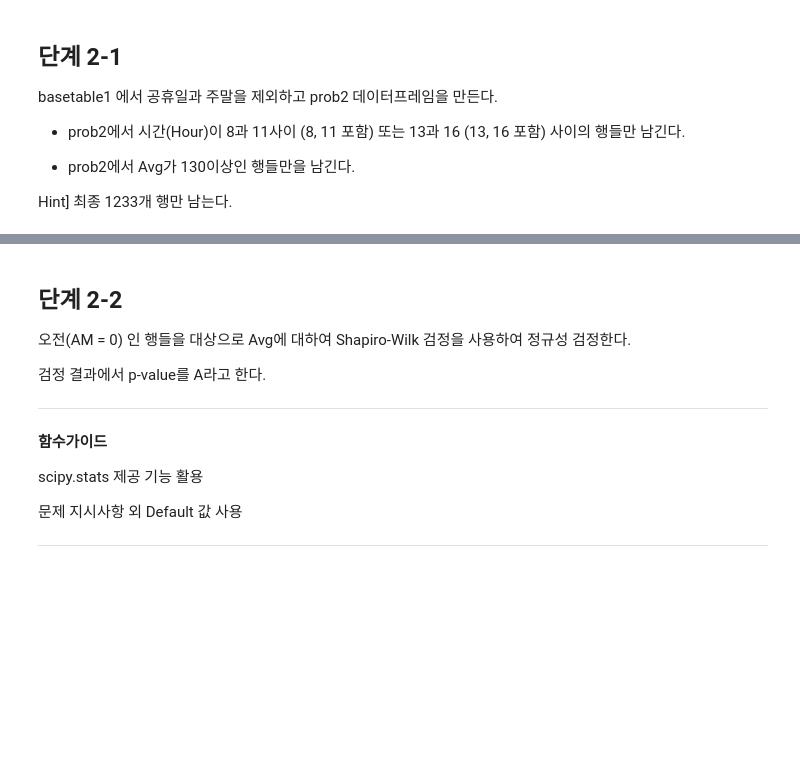
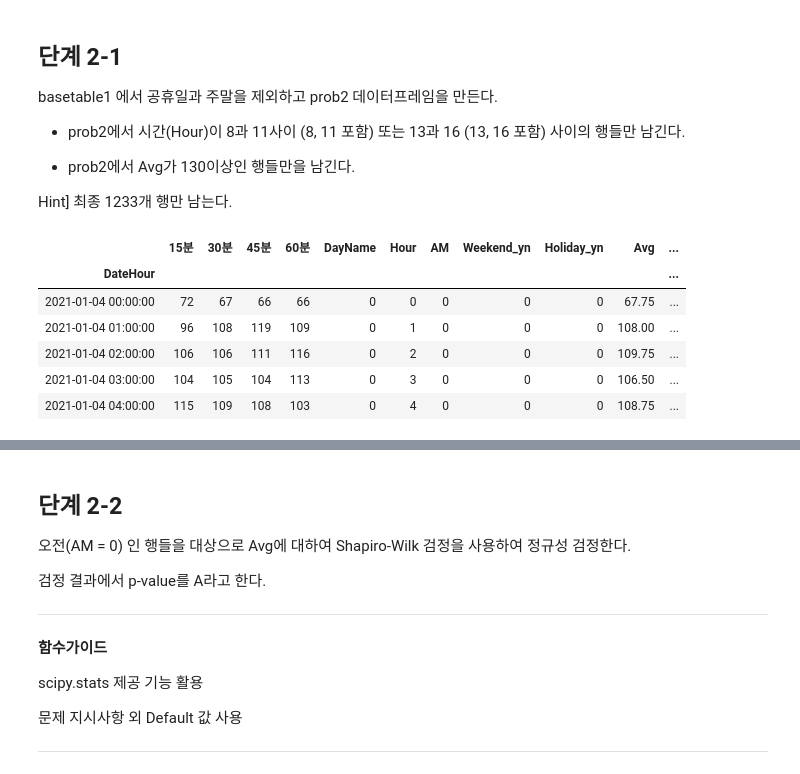
Before and after one commit to sunkusun9/DS_lv3_2410_2, a Jupyter notebook: sec_ds_lv3_prob3_prob.ipynb, the cells around one changed output, grey strips where cells are left out. Cells and saved outputs as stored; diff of their text form; code cells hidden in the pictures; blank space fills up the shorter version.

```diff
--- a/sec_ds_lv3_prob3_prob.ipynb
+++ b/sec_ds_lv3_prob3_prob.ipynb
@@ -832,3 +829,17 @@ basetable1 에서 공휴일과 주말을 제외하고 prob2 데이터프레임
 - prob2에서 Avg가 130이상인 행들만을 남긴다.
 
 Hint] 최종 1233개 행만 남는다.
+# %%
+# 첫번째 필터링 방법 1
+df_prob2 = df_basetable1.loc[
+    (df_basetable1[['Weekend_yn', 'Holiday_yn']] == 0).all(axis=1)
+]
+df_prob2.head()
+# %% [output]
+|  | 15분 | 30분 | 45분 | 60분 | DayName | Hour | AM | Weekend_yn | Holiday_yn | Avg | ... |
+| DateHour |  |  |  |  |  |  |  |  |  |  | ... |
+| 2021-01-04 00:00:00 | 72 | 67 | 66 | 66 | 0 | 0 | 0 | 0 | 0 | 67.75 | ... |
+| 2021-01-04 01:00:00 | 96 | 108 | 119 | 109 | 0 | 1 | 0 | 0 | 0 | 108.00 | ... |
+| 2021-01-04 02:00:00 | 106 | 106 | 111 | 116 | 0 | 2 | 0 | 0 | 0 | 109.75 | ... |
+| 2021-01-04 03:00:00 | 104 | 105 | 104 | 113 | 0 | 3 | 0 | 0 | 0 | 106.50 | ... |
+| 2021-01-04 04:00:00 | 115 | 109 | 108 | 103 | 0 | 4 | 0 | 0 | 0 | 108.75 | ... |
```
Also changed, not shown: parts of 91 cells of this notebook.
